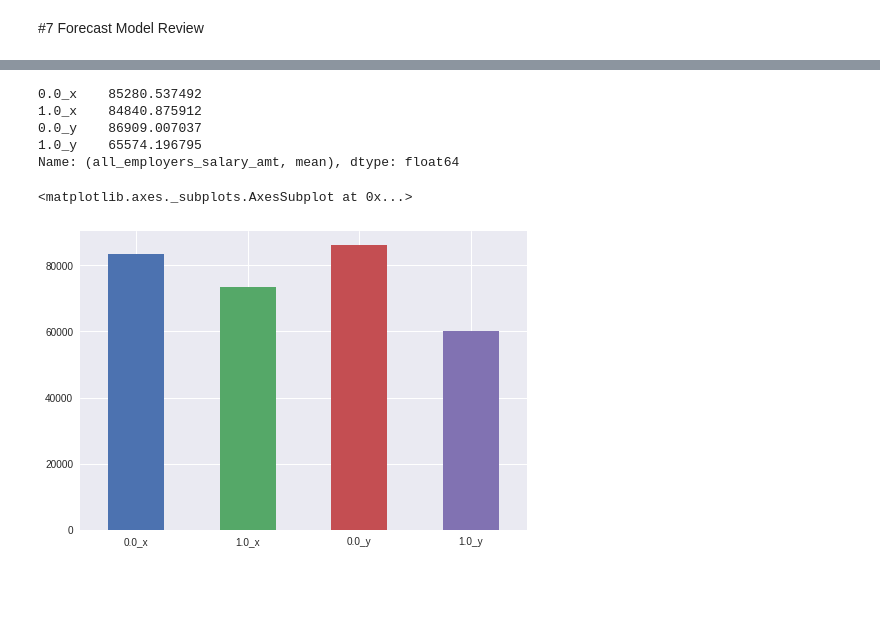
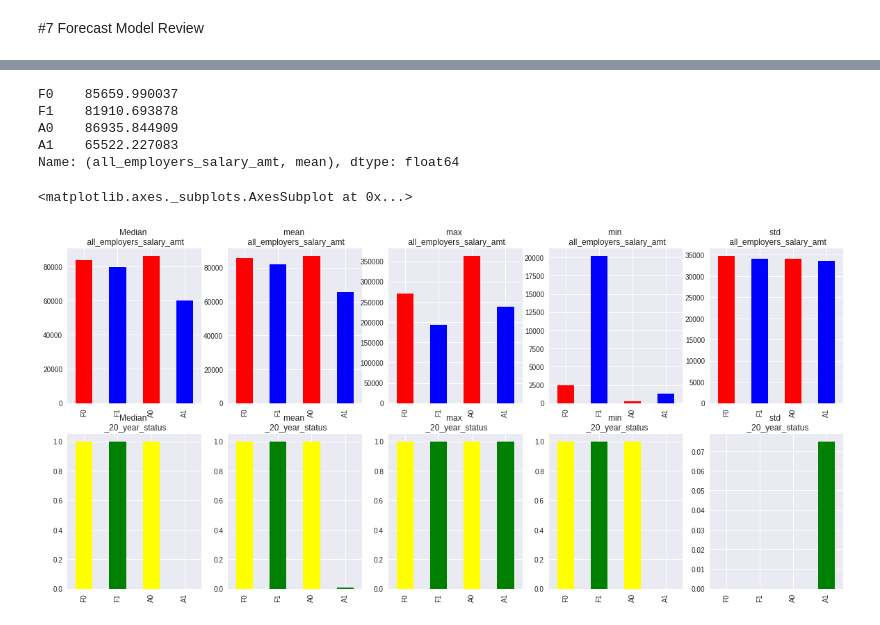
Before and after one commit to akaicomet/NJOITOpenDataCenter, a Jupyter notebook: NJOITOpenDataCenter_Pension_Record_ModelEaluating.ipynb, the cells around one changed output, grey strips where cells are left out. Saved outputs shown, nothing was run; the diff lists cells and outputs as text; code cells hidden in the pictures; blank space fills up the shorter version.

```diff
--- a/NJOITOpenDataCenter_Pension_Record_ModelEaluating.ipynb
+++ b/NJOITOpenDataCenter_Pension_Record_ModelEaluating.ipynb
@@ -212,0 +312,3 @@ df_describe
+# %%
+df_describe.columns = ['F0', 'F1', 'A0', 'A1']
+df_describe
@@ -213,14 +359,24 @@ df_describe
 # %%
 df_describe.loc['all_employers_salary_amt','mean']
 # %% [output]
-0.0_x    85280.537492
-1.0_x    84840.875912
-0.0_y    86909.007037
-1.0_y    65574.196795
+F0    85659.990037
+F1    81910.693878
+A0    86935.844909
+A1    65522.227083
 Name: (all_employers_salary_amt, mean), dtype: float64
-# %%
-fig, axes = plt.subplots(nrows=2, ncols=3, figsize=(9, 6))
-df_describe.loc['all_employers_salary_amt',('50%')].plot(ax=axes[0, 0], legend=False, kind='bar')
-# %% [output]
-<matplotlib.axes._subplots.AxesSubplot at 0x...>
-[figure, removed]
+# %%
+fig, axes = plt.subplots(nrows=2, ncols=5, figsize=(20, 9))
+df_describe.loc['all_employers_salary_amt',('50%')].plot(ax=axes[0, 0],title='Median \n all_employers_salary_amt',color=["red","blue","red","blue"], legend=False, kind='bar')
+df_describe.loc['all_employers_salary_amt',('mean')].plot(ax=axes[0, 1],title='mean \n all_employers_salary_amt',color=["red","blue","red","blue"], legend=False, kind='bar')
+df_describe.loc['all_employers_salary_amt',('max')].plot(ax=axes[0, 2],title='max \n all_employers_salary_amt',color=["red","blue","red","blue"], legend=False, kind='bar')
+df_describe.loc['all_employers_salary_amt',('min')].plot(ax=axes[0, 3],title='min \n all_employers_salary_amt',color=["red","blue","red","blue"], legend=False, kind='bar')
+df_describe.loc['all_employers_salary_amt',('std')].plot(ax=axes[0, 4],title='std \n all_employers_salary_amt',color=["red","blue","red","blue"], legend=False, kind='bar')
+
+df_describe.loc['_20_year_status',('50%')].plot(ax=axes[1, 0],title='Median \n _20_year_status',color=["yellow","green","yellow","green"], legend=False, kind='bar')
+df_describe.loc['_20_year_status',('mean')].plot(ax=axes[1, 1],title='mean \n _20_year_status',color=["yellow","green","yellow","green"], legend=False, kind='bar')
+df_describe.loc['_20_year_status',('max')].plot(ax=axes[1, 2],title='max \n _20_year_status',color=["yellow","green","yellow","green"], legend=False, kind='bar')
+df_describe.loc['_20_year_status',('min')].plot(ax=axes[1, 3],title='min \n _20_year_status',color=["yellow","green","yellow","green"], legend=False, kind='bar')
+df_describe.loc['_20_year_status',('std')].plot(ax=axes[1, 4],title='std \n _20_year_status',color=["yellow","green","yellow","green"], legend=False, kind='bar')
+# %% [output]
+<matplotlib.axes._subplots.AxesSubplot at 0x...>
+[figure, added]
```
Also changed, not shown: parts of 22 cells of this notebook.
